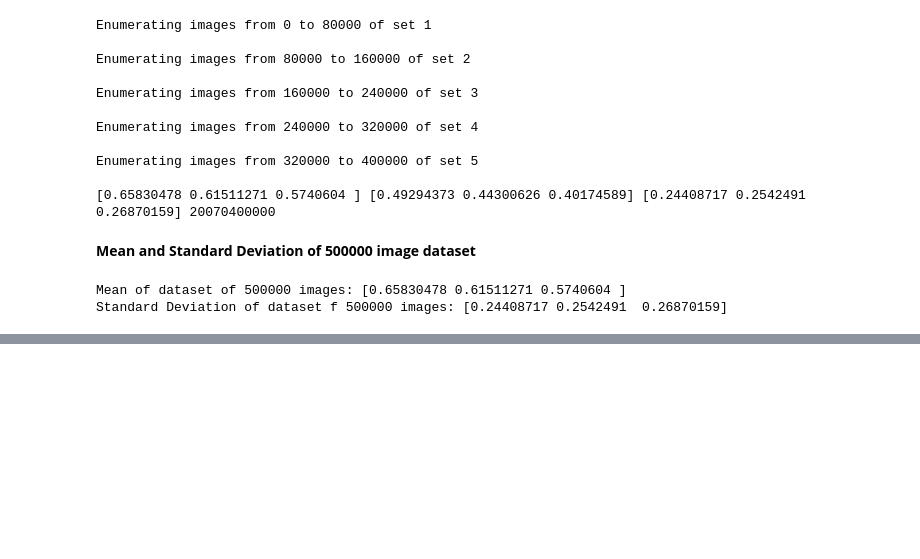
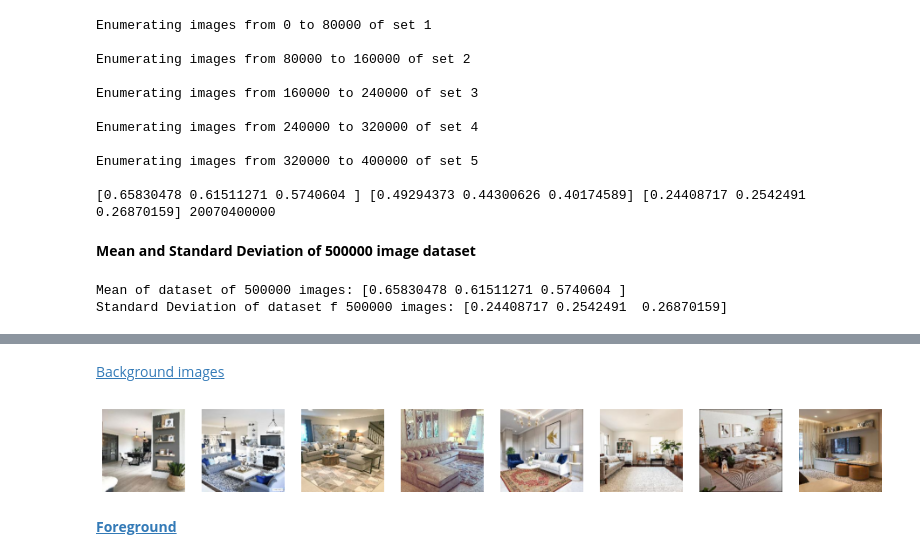
Before and after one commit to seenu-g/school_of_ai, a Jupyter notebook: chap14/calculate_Mean_StdDeviation.ipynb, the cells around one changed output, grey strips where cells are left out. Cells and saved outputs as stored; diff of their text form; code cells hidden in the pictures; blank space fills up the shorter version.

Commit message:
Create statistics for Fg-Bg, Fg-Bg-Mask and Depth images. Display samples images corresponding to fg, bg,mask,fg-bg,fg-bg-mask and depth

```diff
--- a/chap14/calculate_Mean_StdDeviation.ipynb
+++ b/chap14/calculate_Mean_StdDeviation.ipynb
@@ -27,8 +18,7 @@ for i in range(5):
     print(f'Extract from data_part{str(i+1)}.zip to folder data_{str(i+1)}')
     archive = zipfile.ZipFile(f'/content/gdrive/My Drive/school_of_ai/archive/data_part{str(i+1)}.zip')
     for file in archive.namelist():
-        if file.startswith(f'data_{str(i+1)}/Fg-Bg/'):
-            archive.extract(file, '/content/')
+        archive.extract(file, '/content/')
 # %% [output]
 Extract from data_part1.zip to folder data_1
 Extract from data_part2.zip to folder data_2
@@ -105,0 +190,24 @@ Standard Deviation of dataset f 500000 images: [0.24408717 0.2542491  0.26870159
+# %%
+#to display images
+from tqdm import notebook
+from PIL import Image
+import matplotlib.pyplot as plt
+import numpy as np
+
+def show_images(images, cols = 1, titles = None):
+    """    images: List of np.arrays compatible with plt.imshow.
+    cols (Default = 1): Number of columns in figure
+    titles: List of titles for each image. Must have same length as titles.
+    """
+    assert((titles is None)or (len(images) == len(titles)))
+    n_images = len(images)
+    if titles is None: titles = ['Image (%d)' % i for i in range(1,n_images + 1)]
+    fig = plt.figure(figsize=(2,2))
+    for n, (image, title) in enumerate(zip(images, titles)):
+        a = fig.add_subplot(cols, np.ceil(n_images/float(cols)), n + 1)
+        if image.ndim == 2:
+            plt.gray()
+        plt.imshow(image)
+        plt.axis("off")
+    fig.set_size_inches(np.array(fig.get_size_inches()) * n_images)
+    plt.show()
@@ -105,0 +228,11 @@ Standard Deviation of dataset f 500000 images: [0.24408717 0.2542491  0.26870159
+# %% [markdown]
+[Background images](**https://**)
+# %%
+bg_folder = '/content/gdrive/My Drive/school_of_ai/archive/Background'
+images = stack_input(path = bg_folder + "/bg",rangea = 1,rangeb= 9,type = "jpg",skip = 1)
+# %%
+show_images(images, cols = 1, titles = None)
+# %% [output]
+[figure, added]
+# %% [markdown]
+**[Foreground](https://)**
```
Also changed, not shown: parts of 31 cells of this notebook.
